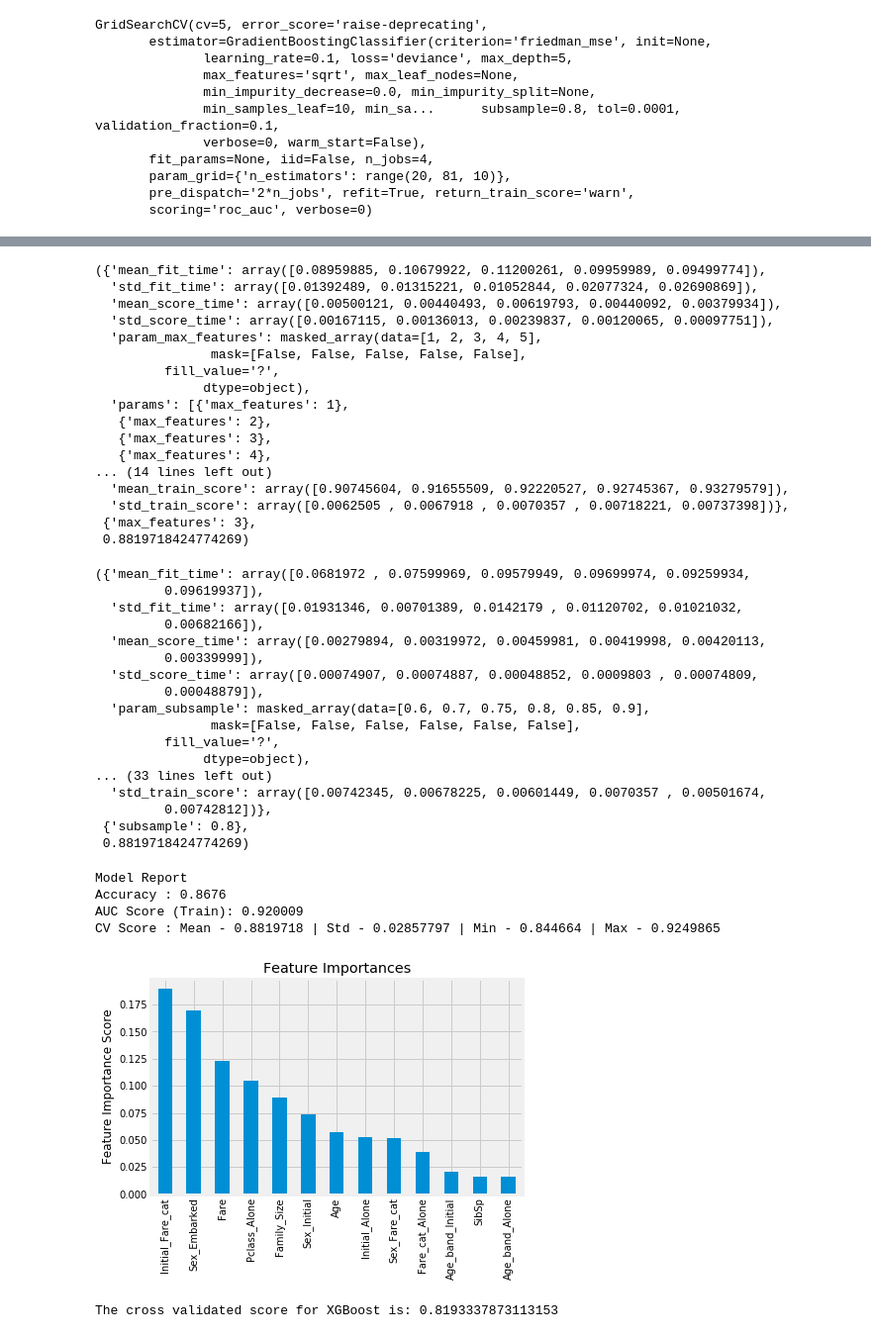
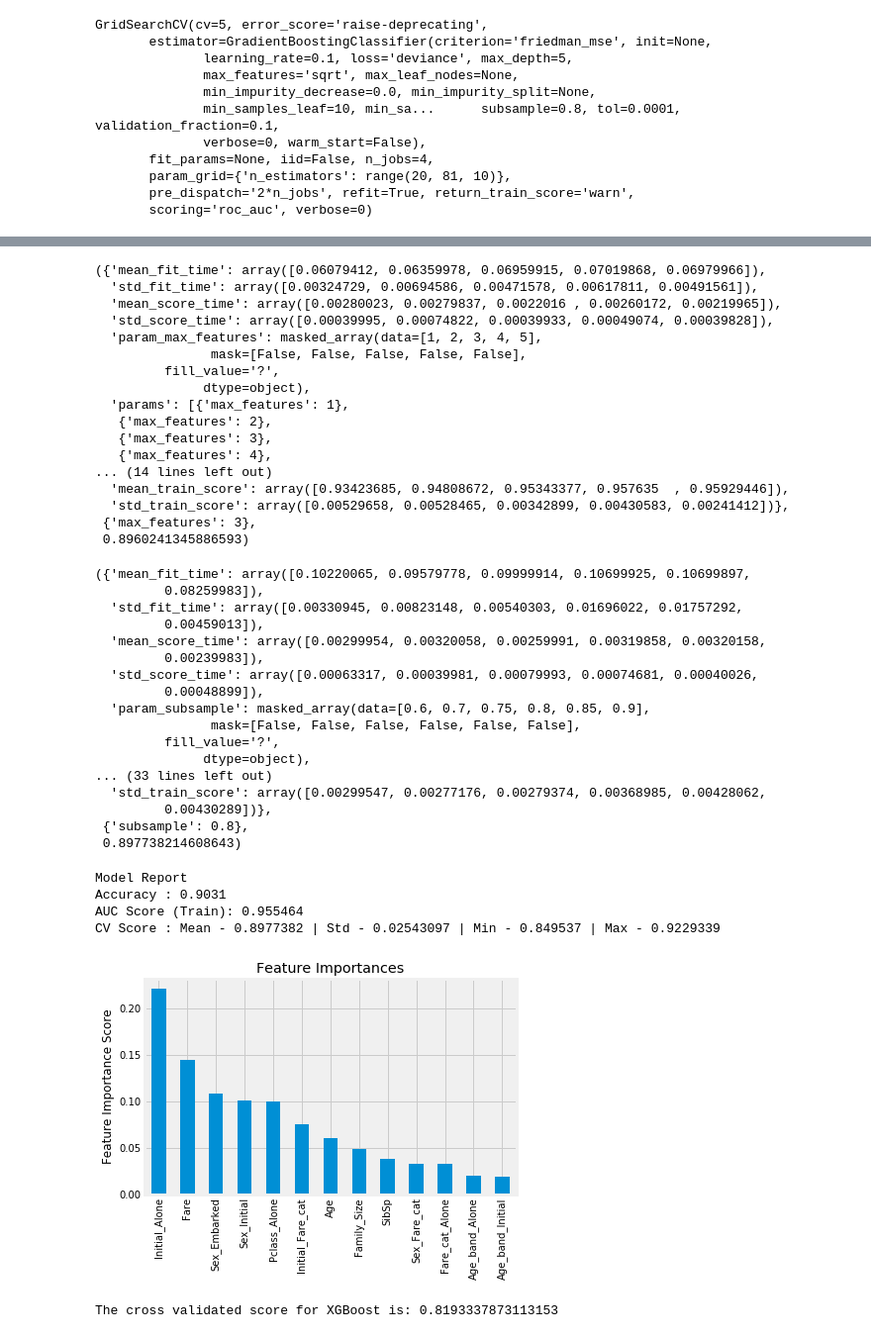
Before and after one commit to xuelicao/kaggleCompetition1, a Jupyter notebook: Titanic/prog/titanic_featureEngineering.ipynb, the cells around one changed output, grey strips where cells are left out. Shown at 99% size. Cells and saved outputs as stored; diff of their text form; code cells hidden in the pictures.

Commit message:
tuning para to prevent overfitting (not working) and & using smaller training data set (not working)

```diff
--- a/Titanic/prog/titanic_featureEngineering.ipynb
+++ b/Titanic/prog/titanic_featureEngineering.ipynb
@@ -608,8 +608,12 @@ X = X[selected_columns]
 #train_df should have selcted columns and Survived
 train_df=train_df[selected_columns].join(train_df['Survived'])
 
+
 test_Y_encoded = encoder.fit_transform(test_Y)
 Y_encoded = encoder.fit_transform(Y)
 train_Y = train_Y_encoded
 test_Y = test_Y_encoded
 Y = Y_encoded
+
+train_XY = train_X[selected_columns].join(train['Survived'])
+train_XY.head()
@@ -861,7 +872,7 @@ print('The cross validated score for Gradient Boosting is:',result.mean())
 The cross validated score for Gradient Boosting is: 0.817111848825332
 # %%
 #rename the train data set format
-train = train_df.copy();
+train = train_XY.copy();
 target = 'Survived'
 # %%
 ###Tuning parameters of GBM models
@@ -991,7 +1002,7 @@ gsearch2.cv_results_, gsearch2.best_params_, gsearch2.best_score_
 #Tuning tree-specific parameters - tune min_samples_split and min_samples_leaf
 
 param_test3 = {'min_samples_split':range(4,15,2), 'min_samples_leaf':range(1,10,1)}
-gsearch3 = GridSearchCV(estimator = GradientBoostingClassifier(learning_rate=0.1, n_estimators=60,max_depth=3,max_features='sqrt', subsample=0.8, random_state=10),
+gsearch3 = GridSearchCV(estimator = GradientBoostingClassifier(learning_rate=0.1, n_estimators=80,max_depth=4,max_features='sqrt', subsample=0.8, random_state=10),
 param_grid = param_test3, scoring='roc_auc',n_jobs=4,iid=False, cv=5)
 gsearch3.fit(train[predictors],train[target])
 gsearch3.cv_results_, gsearch3.best_params_, gsearch3.best_score_
@@ -1025,15 +1036,15 @@ CV Score : Mean - 0.8819718 | Std - 0.02857797 | Min - 0.844664 | Max - 0.924986
 # tune the max features
 # the optimal is 3 which is same as sqrt (sqrt(10)) which is the default.
 param_test4 = {'max_features':range(1,6,1)}
-gsearch4 = GridSearchCV(estimator = GradientBoostingClassifier(learning_rate=0.1, n_estimators=60,max_depth=3, min_samples_split=10, min_samples_leaf=2, subsample=0.8, random_state=10),
+gsearch4 = GridSearchCV(estimator = GradientBoostingClassifier(learning_rate=0.1, n_estimators=60,max_depth=4, min_samples_split=4, min_samples_leaf=5, subsample=0.8, random_state=10),
 param_grid = param_test4, scoring='roc_auc',n_jobs=4,iid=False, cv=5)
 gsearch4.fit(train[predictors],train[target])
 gsearch4.cv_results_, gsearch4.best_params_, gsearch4.best_score_
 # %% [output]
-({'mean_fit_time': array([0.08959885, 0.10679922, 0.11200261, 0.09959989, 0.09499774]),
-  'std_fit_time': array([0.01392489, 0.01315221, 0.01052844, 0.02077324, 0.02690869]),
-  'mean_score_time': array([0.00500121, 0.00440493, 0.00619793, 0.00440092, 0.00379934]),
-  'std_score_time': array([0.00167115, 0.00136013, 0.00239837, 0.00120065, 0.00097751]),
+({'mean_fit_time': array([0.06079412, 0.06359978, 0.06959915, 0.07019868, 0.06979966]),
+  'std_fit_time': array([0.00324729, 0.00694586, 0.00471578, 0.00617811, 0.00491561]),
+  'mean_score_time': array([0.00280023, 0.00279837, 0.0022016 , 0.00260172, 0.00219965]),
+  'std_score_time': array([0.00039995, 0.00074822, 0.00039933, 0.00049074, 0.00039828]),
   'param_max_features': masked_array(data=[1, 2, 3, 4, 5],
                mask=[False, False, False, False, False],
          fill_value='?',
@@ -1043,46 +1054,46 @@ gsearch4.cv_results_, gsearch4.best_params_, gsearch4.best_score_
    {'max_features': 3},
    {'max_features': 4},
 ... (14 lines left out)
-  'mean_train_score': array([0.90745604, 0.91655509, 0.92220527, 0.92745367, 0.93279579]),
-  'std_train_score': array([0.0062505 , 0.0067918 , 0.0070357 , 0.00718221, 0.00737398])},
+  'mean_train_score': array([0.93423685, 0.94808672, 0.95343377, 0.957635  , 0.95929446]),
+  'std_train_score': array([0.00529658, 0.00528465, 0.00342899, 0.00430583, 0.00241412])},
  {'max_features': 3},
- 0.8819718424774269)
+ 0.8960241345886593)
 # %%
 #3.Tuning subsample and making models with lower learning rate
 param_test5 = {'subsample':[0.6,0.7,0.75,0.8,0.85,0.9]}
-gsearch5 = GridSearchCV(estimator = GradientBoostingClassifier(learning_rate=0.1, n_estimators=60,max_depth=3,min_samples_split=10, min_samples_leaf=2, subsample=0.8, random_state=10,max_features=3),
+gsearch5 = GridSearchCV(estimator = GradientBoostingClassifier(learning_rate=0.1, n_estimators=80,max_depth=4,min_samples_split=4, min_samples_leaf=5, subsample=0.8, random_state=10,max_features=3),
 param_grid = param_test5, scoring='roc_auc',n_jobs=4,iid=False, cv=5)
 gsearch5.fit(train[predictors],train[target])
 gsearch5.cv_results_, gsearch5.best_params_, gsearch5.best_score_
 # %% [output]
-({'mean_fit_time': array([0.0681972 , 0.07599969, 0.09579949, 0.09699974, 0.09259934,
-         0.09619937]),
-  'std_fit_time': array([0.01931346, 0.00701389, 0.0142179 , 0.01120702, 0.01021032,
-         0.00682166]),
-  'mean_score_time': array([0.00279894, 0.00319972, 0.00459981, 0.00419998, 0.00420113,
-         0.00339999]),
-  'std_score_time': array([0.00074907, 0.00074887, 0.00048852, 0.0009803 , 0.00074809,
-         0.00048879]),
+({'mean_fit_time': array([0.10220065, 0.09579778, 0.09999914, 0.10699925, 0.10699897,
+         0.08259983]),
+  'std_fit_time': array([0.00330945, 0.00823148, 0.00540303, 0.01696022, 0.01757292,
+         0.00459013]),
+  'mean_score_time': array([0.00299954, 0.00320058, 0.00259991, 0.00319858, 0.00320158,
+         0.00239983]),
+  'std_score_time': array([0.00063317, 0.00039981, 0.00079993, 0.00074681, 0.00040026,
+         0.00048899]),
   'param_subsample': masked_array(data=[0.6, 0.7, 0.75, 0.8, 0.85, 0.9],
                mask=[False, False, False, False, False, False],
          fill_value='?',
               dtype=object),
 ... (33 lines left out)
-  'std_train_score': array([0.00742345, 0.00678225, 0.00601449, 0.0070357 , 0.00501674,
-         0.00742812])},
+  'std_train_score': array([0.00299547, 0.00277176, 0.00279374, 0.00368985, 0.00428062,
+         0.00430289])},
  {'subsample': 0.8},
- 0.8819718424774269)
+ 0.897738214608643)
 # %%
 #Try half learning rate-No improvement
 predictors = [x for x in train.columns if x not in [target]]
-gbm_tuned_1 = GradientBoostingClassifier(learning_rate=0.1, n_estimators=60,max_depth=3,min_samples_split=10, min_samples_leaf=2, subsample=0.8, random_state=10,max_features=3)
+gbm_tuned_1 = GradientBoostingClassifier(learning_rate=0.1, n_estimators=80,max_depth=4,min_samples_split=4, min_samples_leaf=5, subsample=0.8, random_state=10,max_features=3)
 modelfit(gbm_tuned_1, train, predictors)
 # %% [output]
 Model Report
-Accuracy : 0.8676
-AUC Score (Train): 0.920009
-CV Score : Mean - 0.8819718 | Std - 0.02857797 | Min - 0.844664 | Max - 0.9249865
+Accuracy : 0.9031
+AUC Score (Train): 0.955464
+CV Score : Mean - 0.8977382 | Std - 0.02543097 | Min - 0.849537 | Max - 0.9229339
-[figure, old version]
+[figure, new version]
 # %%
 #XGBoost
 import xgboost as xgb
```
Also changed, not shown: parts of 36 cells of this notebook, 9 other files.
